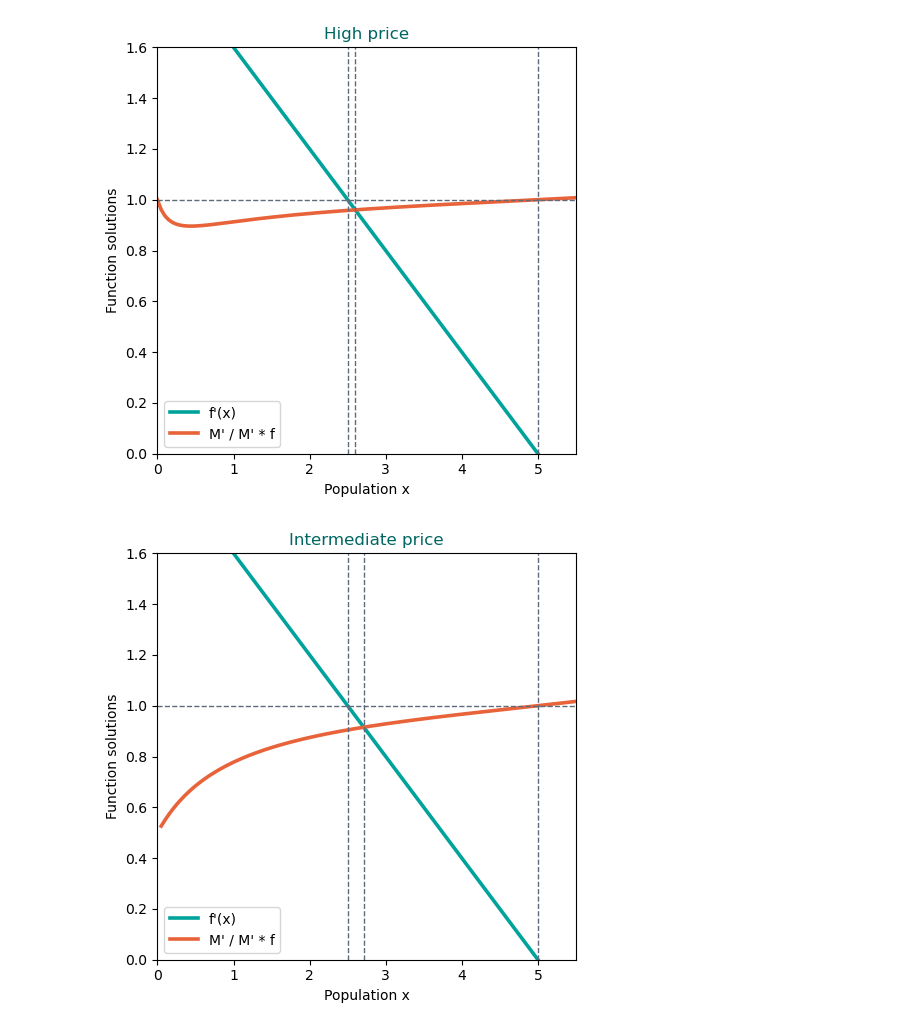
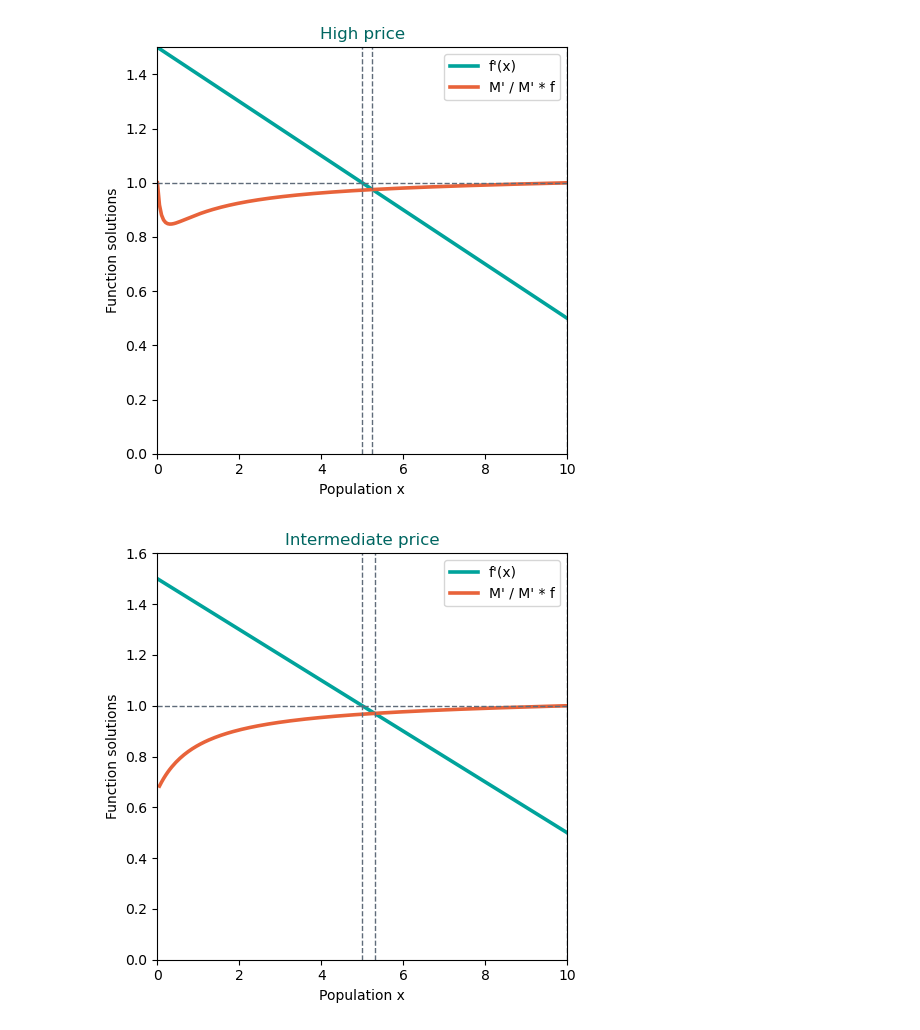
Before and after one commit to leara2/assignment2, a Jupyter notebook: Figure3codeclean.ipynb, the cells around one changed output. Drawn from its saved outputs; the diff is of its cells as text; code cells hidden in the pictures.

Commit message:
Add files via upload
updates code +. animation

```diff
--- a/Figure3codeclean.ipynb
+++ b/Figure3codeclean.ipynb
@@ -2,6 +2,7 @@
 import matplotlib.pyplot as plt
 import numpy as np
 from scipy.optimize import fsolve
+from matplotlib.animation import FuncAnimation, PillowWriter
 
 TEAL      = "#00A39B"
 DARK_TEAL = "#006661"   # axes, titles
@@ -11,18 +12,14 @@ SLATE     = "#5F6B7A"
 
 # Math needed to simulate diagram
 
-# growthrate
-r = 1
+# ?leave between 0 and 1
+r = 0.5
 # carrying capacity
-K = 5
+K = 10
 # constant (cost)
 c = 1
-
-# prices p
-# p >= g(0) high price
-p_high = 2
-# p < g(0) or p = g(0)??? intermediate price
-p_intermediate = 1
+# discount factor
+a = 0.3
 
 #xmax f'(xmax) = 1
 xmax = K/2
@@ -34,6 +31,10 @@ def f(x):
 # f‘ (x) =1+ r - (2rx/K) should be decreasing
 def f_deriv(x):
     return 1 + r - (2*r*x/K)
+
+# add the discounting factor to f'(x)
+def discount_f_deriv(x):
+    return a*(1 + r - (2*r*x/K))
 
 # g(x) = c/(x+1)
 def g(x):
@@ -50,8 +51,14 @@ def second_curve(x, p):
 #Can we assume that x̄ = f(x̄) if clarke says 0 <=x <= x̄ = f(x̄)???
 def natural_equilibrium(x):
     return f(x) - x
+# the equilibrium should be equal to K
+x_equilib = K #fsolve(natural_equilibrium, 5)[0]
 
-x_equilib = fsolve(natural_equilibrium, 5)[0]
+# prices p
+# p >= g(0) high price
+p_high = g(0) + 0.2
+# p = g(0) to depict intermediate price
+p_intermediate = g(0)
 # %%
 #Simulating model
 
@@ -70,34 +77,34 @@ fig, ax = plt.subplots(figsize=(5, 5))
 ax.plot(x, f_deriv(x), color=TEAL, lw=2.6, label="f'(x)")
 ax.plot(x, second_curve(x, p), color=CORAL, lw=2.6, label="M' / M' * f")
 
 ax.axvline(xmax, color=SLATE, linestyle = "--", lw = 1)
 ax.axvline(xi, color=SLATE, linestyle = "--", lw = 1)
 ax.axvline(x_equilib, color=SLATE, linestyle = "--", lw = 1)
 ax.axhline(1, color=SLATE, linestyle = "--", lw = 1)
 ax.set_xlabel('Population x'); ax.set_ylabel('Function solutions')
-ax.set_title('High price', color=DARK_TEAL); ax.set_xlim(0, 5.5); ax.set_ylim(0, 1.6)
+ax.set_title('High price', color=DARK_TEAL); ax.set_xlim(0, 10); ax.set_ylim(0, 1.5)
 ax.legend(); plt.tight_layout(); plt.show()
 
 # intermediate price
 p = p_intermediate
 
 # ξ  f'(ξ) = M'(x)/ Μ'[f(x)]
 def xi_func(x):
         return f_deriv(x) - second_curve(x, p)
 
 xi = fsolve(xi_func, K/4)[0]
 
 fig, ax = plt.subplots(figsize=(5, 5))
 ax.plot(x, f_deriv(x), color=TEAL, lw=2.6, label="f'(x)")
 ax.plot(x, second_curve(x, p), color=CORAL, lw=2.6, label="M' / M' * f")
 
 ax.axvline(xmax, color=SLATE, linestyle = "--", lw = 1)
 ax.axvline(xi, color=SLATE, linestyle = "--", lw = 1)
 ax.axvline(x_equilib, color=SLATE, linestyle = "--", lw = 1)
 ax.axhline(1, color=SLATE, linestyle = "--", lw = 1)
 ax.set_xlabel('Population x'); ax.set_ylabel('Function solutions')
-ax.set_title('Intermediate price', color=DARK_TEAL); ax.set_xlim(0, 5.5); ax.set_ylim(0, 1.6)
+ax.set_title('Intermediate price', color=DARK_TEAL); ax.set_xlim(0, 10); ax.set_ylim(0, 1.6)
 ax.legend(); plt.tight_layout(); plt.show()
 # %% [output]
-[figure, old version]
+[figure, new version]
-[figure, old version]
+[figure, new version]
```
Also changed, not shown: parts of 1 cell of this notebook, 1 other file.
